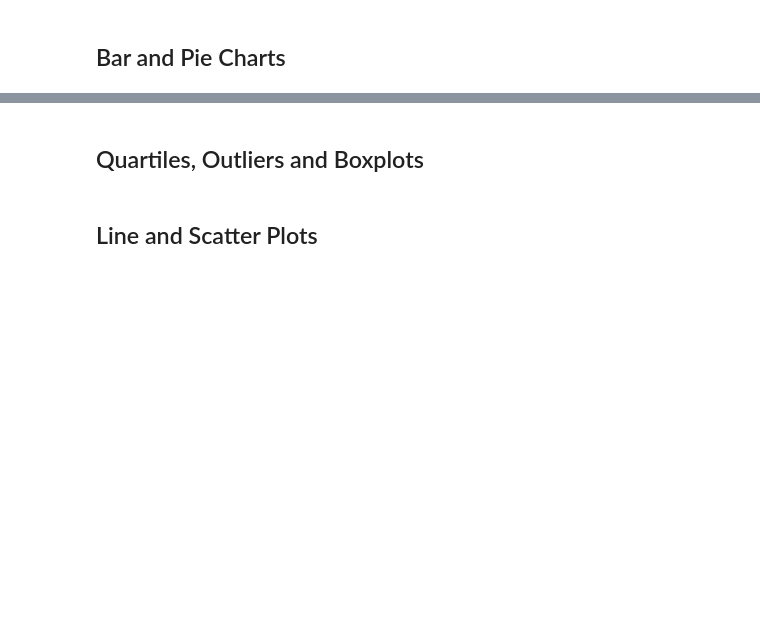
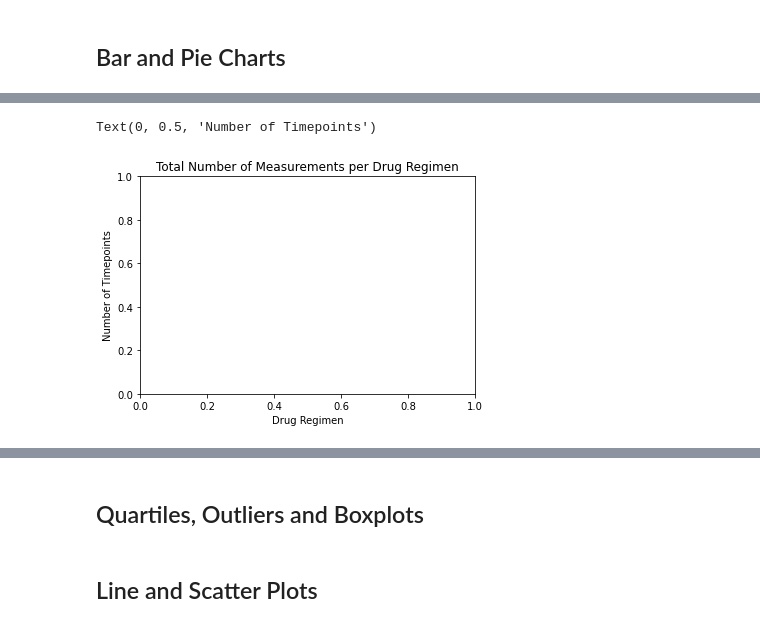
Before and after one commit to Jenkir/Comparing-Treatment-Regimens-Using-Matplotlib, a Jupyter notebook: pymaceuticals_starter.ipynb, the cells around one changed output, grey strips where cells are left out. Saved outputs shown, nothing was run; the diff lists cells and outputs as text; code cells hidden in the pictures; blank space fills up the shorter version.

```diff
--- a/pymaceuticals_starter.ipynb
+++ b/pymaceuticals_starter.ipynb
@@ -143,2 +159,9 @@ AttributeError: 'DataFrameGroupBy' object has no attribute 'groupby'
 # %%
 # Generate a bar plot showing the total number of measurements taken on each drug regimen using pyplot.
+# Set a Title and labels
+plt.title("Total Number of Measurements per Drug Regimen")
+plt.xlabel("Drug Regimen")
+plt.ylabel("Number of Timepoints")
+# %% [output]
+Text(0, 0.5, 'Number of Timepoints')
+[figure, added]
```
Also changed, not shown: parts of 7 cells of this notebook, 3 other files.
